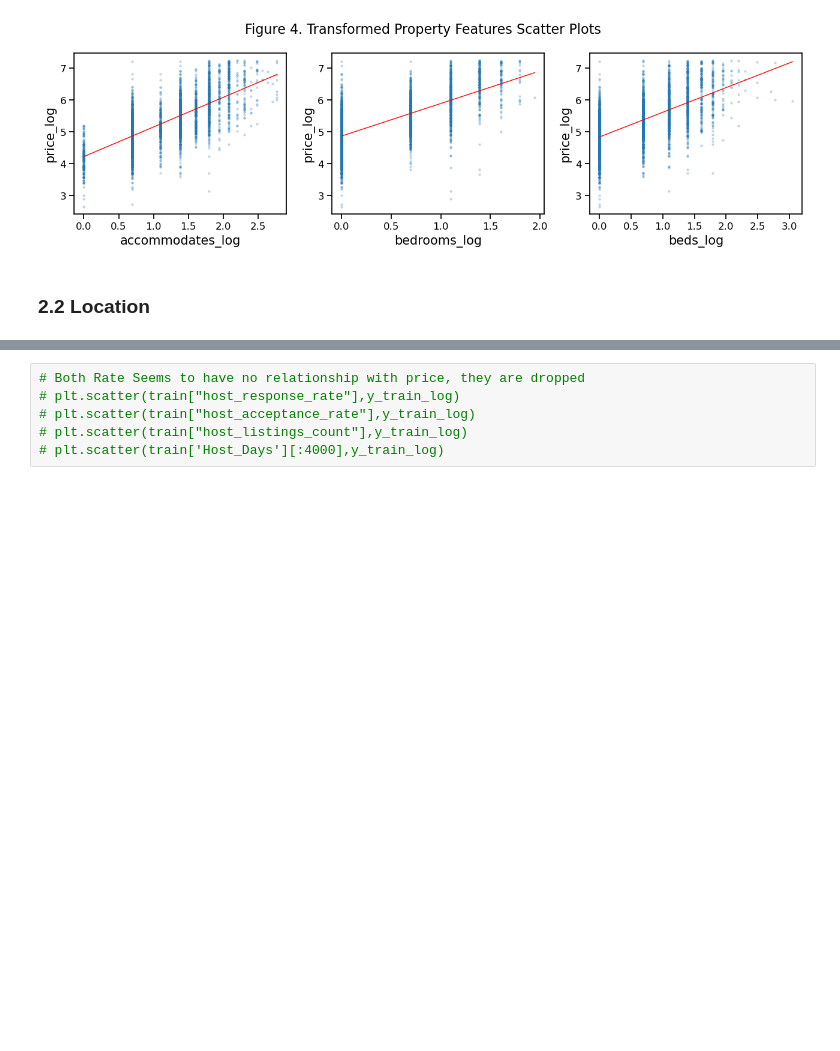
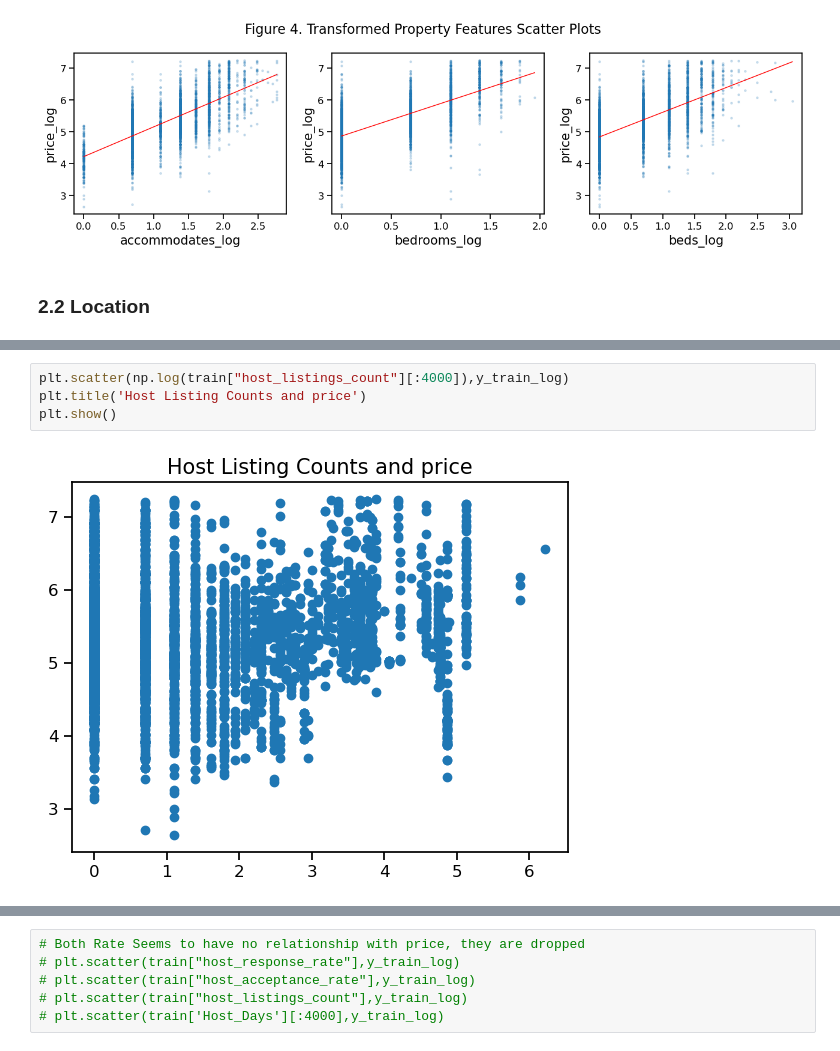
Before and after one commit to Jamielimingzhe/QBUS6810, a Jupyter notebook: QBUS6810_Group18_Notebook.ipynb, the cells around one changed output, grey strips where cells are left out. Cells and saved outputs as stored; diff of their text form; blank space fills up the shorter version.

```diff
--- a/QBUS6810_Group18_Notebook.ipynb
+++ b/QBUS6810_Group18_Notebook.ipynb
@@ -447,0 +441,6 @@ amen_table
+# %%
+plt.scatter(np.log(train["host_listings_count"][:4000]),y_train_log)
+plt.title('Host Listing Counts and price')
+plt.show()
+# %% [output]
+[figure, added]
```
Also changed, not shown: parts of 51 cells of this notebook.
